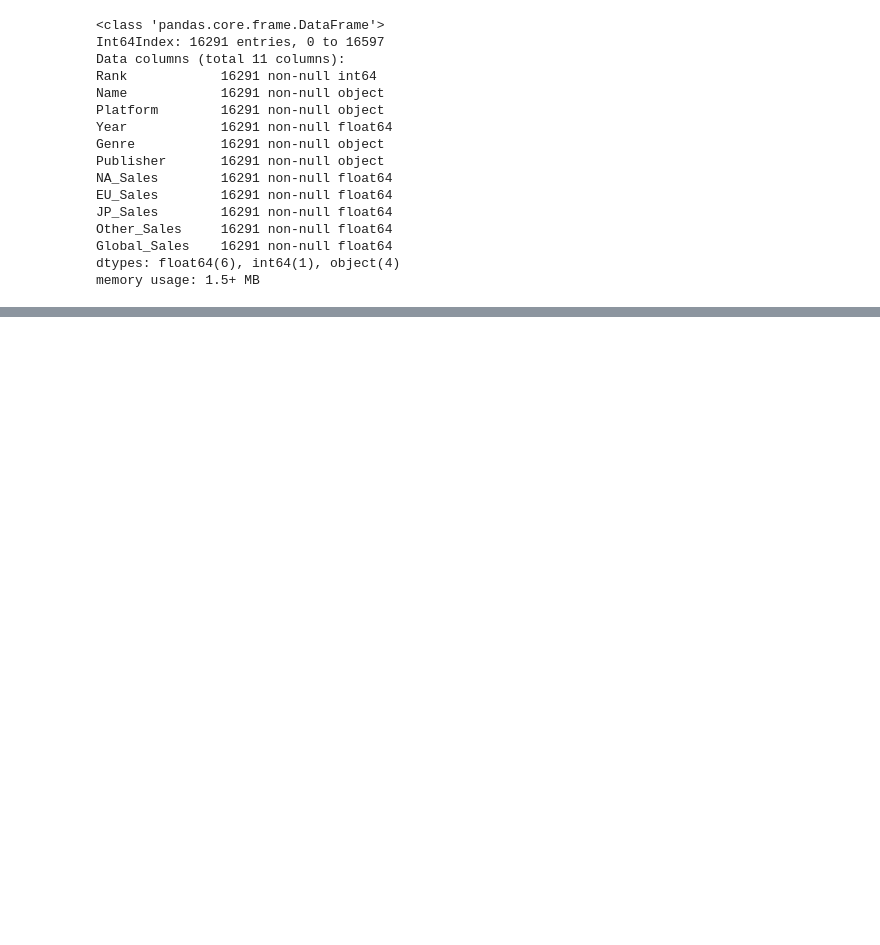
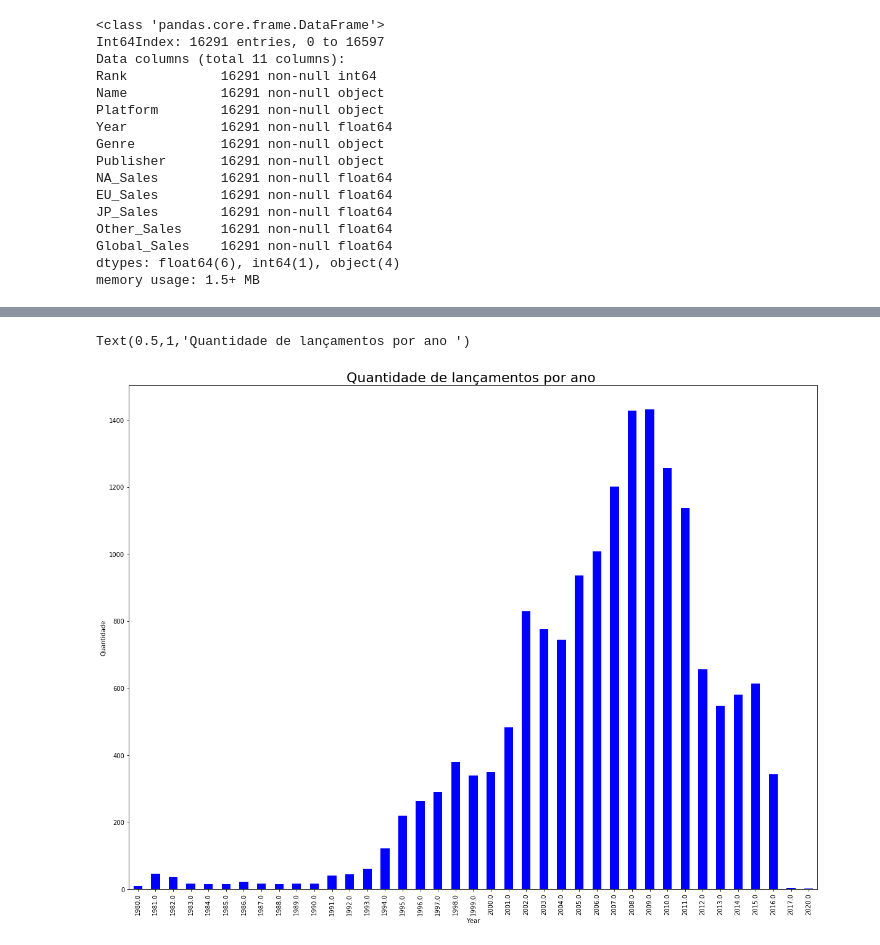
Before and after one commit to henriquewestphal/videogamesales, a Jupyter notebook: analise_videogames.ipynb, the cells around one changed output, grey strips where cells are left out. Saved outputs shown, nothing was run; the diff lists cells and outputs as text; code cells hidden in the pictures; blank space fills up the shorter version.

Commit message:
criado primeiro grafico de: quantidade de lançamentos por ano.

```diff
--- a/analise_videogames.ipynb
+++ b/analise_videogames.ipynb
@@ -167,0 +171,4 @@ memory usage: 1.5+ MB
+# %%
+#AGRUPANDO OS ANOS IGUAIS, PARA TER A QUANTIDADE DE LANÇAMENTOS POR ANO
+quant_ano = dados.groupby('Year')
+quant_ano.groups
@@ -167,0 +234,7 @@ memory usage: 1.5+ MB
+# %%
+fig = quant_ano['Rank'].count().plot.bar(color = 'blue')
+fig.set_ylabel('Quantidade')
+fig.set_title('Quantidade de lançamentos por ano ', {'fontsize':22})
+# %% [output]
+Text(0.5,1,'Quantidade de lançamentos por ano ')
+[figure, added]
```
Also changed, not shown: parts of 7 cells of this notebook.
